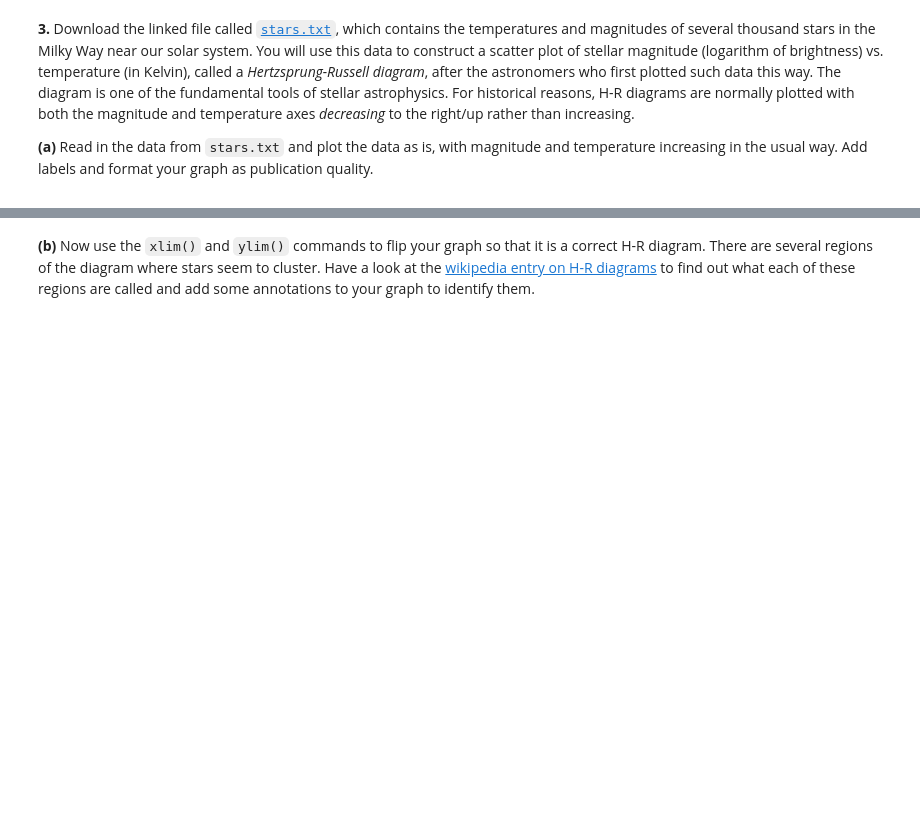
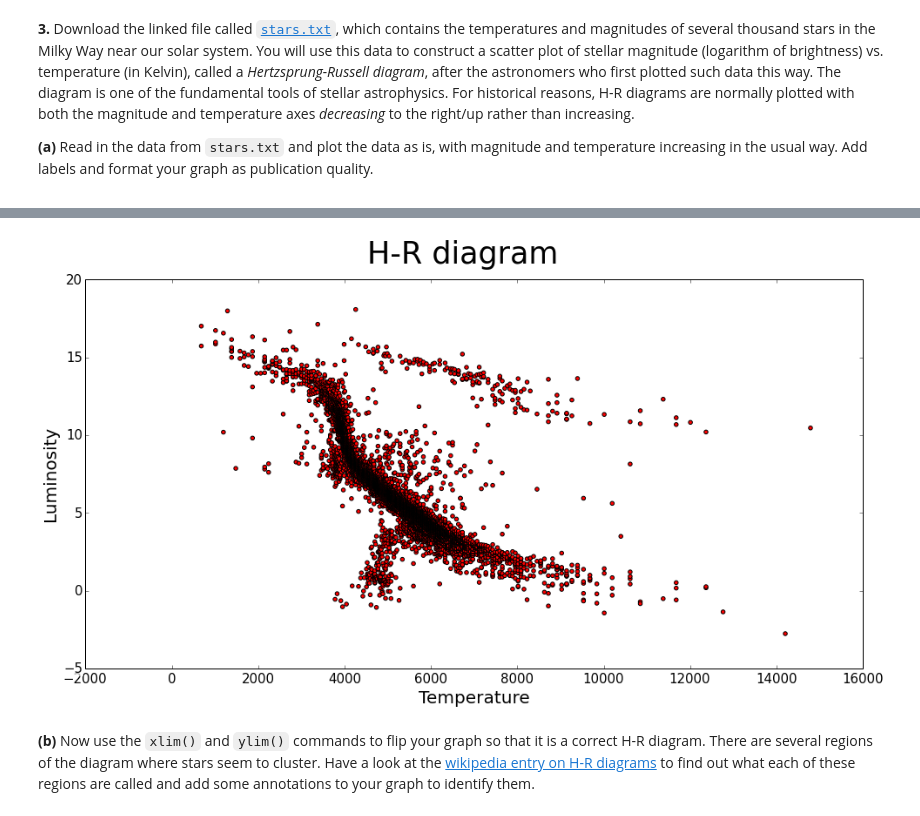
Before and after one commit to cucucachu/PHYS202-S14, a Jupyter notebook: Graphics/GraphicsExcercises.ipynb, the cells around one changed output, grey strips where cells are left out. Drawn from its saved outputs; the diff is of its cells as text; code cells hidden in the pictures; blank space fills up the shorter version.

Commit message:
More work on Graphics Excersizes

```diff
--- a/Graphics/GraphicsExcercises.ipynb
+++ b/Graphics/GraphicsExcercises.ipynb
@@ -138,3 +158,22 @@ plt.show()
+# %%
+temp = np.loadtxt('stars.txt', dtype='float', usecols=(0, ));
+lum = np.loadtxt('stars.txt', dtype='float', usecols=(1, ));
+
+plt.figure(figsize=(16, 8), dpi=100)
+plt.scatter(temp, lum, c='r')
+#plt.legend(loc='upper left');
+plt.suptitle('H-R diagram', fontsize=35);
+plt.xlabel('Temperature',fontsize=20)
+plt.ylabel('Luminosity',fontsize=20)
+
+for label in plt.gca().get_xticklabels() + plt.gca().get_yticklabels():
+    label.set_fontsize(15)
+    label.set_bbox(dict(facecolor='white', edgecolor='None', alpha=0.65))
+
+plt.show();
+#plt.xticks(np.arange(0, 3500, 12* 25), np.arange(1750, 2010, 25))
+# %% [output]
+[figure, added]
 # %% [markdown]
 <p><strong>(b)</strong> Now use the <code>xlim()</code> and <code>ylim()</code> commands to flip your graph so that it is a correct H-R diagram. There are several regions of the diagram where stars seem to cluster. Have a look at the <a href="http://en.wikipedia.org/wiki/Hertzsprung%E2%80%93Russell_diagram">wikipedia entry on H-R diagrams</a> to find out what each of these regions are called and add some annotations to your graph to identify them.</p>
 # %% [markdown]
```
Also changed, not shown: parts of 3 cells of this notebook, 1 other file.
